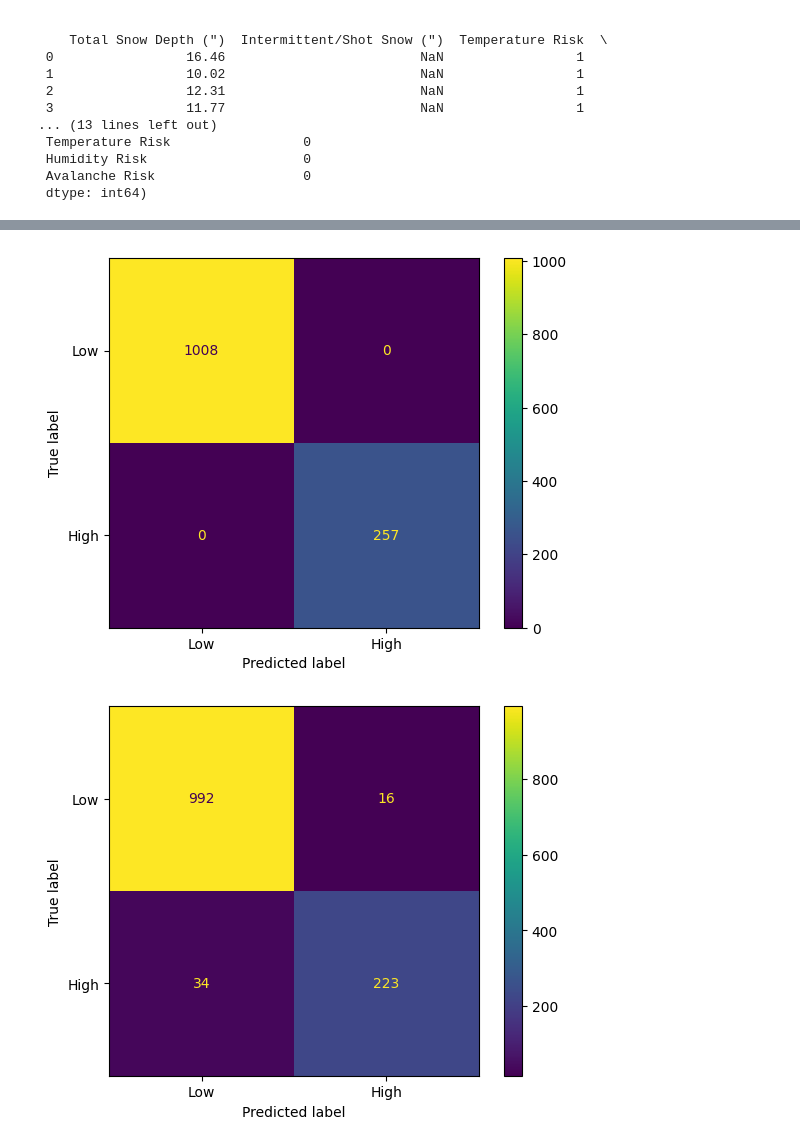
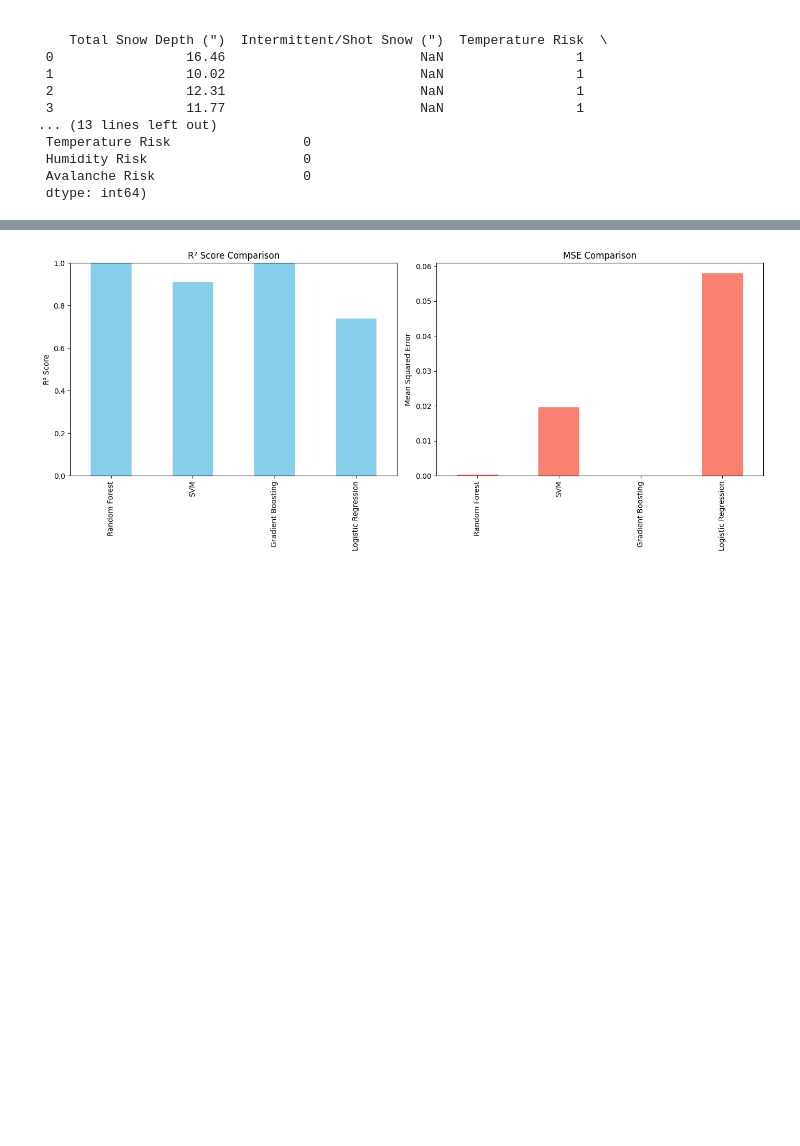
Before and after one commit to Palak-bansal-26/Natural-Disaster-Prediction, a Jupyter notebook: AvalanchePrediction.ipynb, the cells around one changed output, grey strips where cells are left out. Cells and saved outputs as stored; diff of their text form; code cells hidden in the pictures; blank space fills up the shorter version.

```diff
--- a/AvalanchePrediction.ipynb
+++ b/AvalanchePrediction.ipynb
@@ -147,7 +149,3 @@ gbmodel.fit(X_train, y_train)
 
 # Make probability predictions on the test set
 y_pred_prob = gbmodel.predict_proba(X_test)[:, 1]  # Probability of the positive class (avalanche risk)
-
-# Evaluate the model using ROC AUC Score
-roc_auc = roc_auc_score(y_test, y_pred_prob)
-print(f'ROC AUC Score: {roc_auc:.2f}')
@@ -240,7 +236,3 @@ rfmodel.fit(X_train, y_train)
 
 # Make probability predictions on the test set
 y_pred_prob = rfmodel.predict_proba(X_test)[:, 1]  # Probability of the positive class (avalanche risk)
-
-# Evaluate the model using ROC AUC Score
-roc_auc = roc_auc_score(y_test, y_pred_prob)
-print(f'ROC AUC Score: {roc_auc:.2f}')
@@ -254,12 +244,6 @@ from sklearn.svm import SVC
 from sklearn.metrics import classification_report
 
 
-# Create the proxy target variable for landslide occurrence
-data['Avalanche Risk'] = ((data['Temperature (deg F)'] > 32) &
-                           (data['Relative Humidity (%)'] > 80) &
-                           (data['Total Snow Depth (")'] > 20)).astype(int)
-
-# Select the first three columns as features
 X = data[['Temperature (deg F)', 'Relative Humidity (%)', 'Total Snow Depth (")']]
 y = data['Avalanche Risk']
 
@@ -296,16 +363,13 @@ weighted avg       0.98      0.98      0.98      1265
 
 from sklearn.metrics import (
     accuracy_score, precision_score, recall_score, f1_score,
-    roc_auc_score, RocCurveDisplay, ConfusionMatrixDisplay,
-    PrecisionRecallDisplay
+    roc_auc_score, roc_curve, confusion_matrix, r2_score, mean_squared_error
 )
 import matplotlib.pyplot as plt
 import seaborn as sns
 
-
-# Features and target
-X = data[['Temperature (deg F)', 'Relative Humidity (%)', 'Total Snow Depth (")']]
-y = data['Avalanche Risk']
+X = data_clean[['Temperature (deg F)', 'Relative Humidity (%)', 'Total Snow Depth (")']]
+y = data_clean['Avalanche Risk']
 
 # Split the data into training and testing sets
 X_train, X_test, y_train, y_test = train_test_split(X, y, test_size=0.3, random_state=42)
@@ -320,7 +384,7 @@ models = {
 
 # Train the models and collect their performance
 results = {}
-confusion_matrices = {}
+regression_metrics = {}
 
 for name, model in models.items():
     model.fit(X_train, y_train)
@@ -335,44 +399,36 @@ for name, model in models.items():
         'ROC AUC': roc_auc_score(y_test, y_prob)
     }
 
-    confusion_matrices[name] = ConfusionMatrixDisplay.from_estimator(model, X_test, y_test, display_labels=['Low', 'High'])
+    # Calculate regression metrics based on predicted probabilities
+    regression_metrics[name] = {
+        'R² Score': r2_score(y_test, y_prob),
+        'MSE': mean_squared_error(y_test, y_prob)
+    }
 
-# Display the comparative performance results
+# Display the comparative performance results for classification
 results_df = pd.DataFrame(results).T
 print(results_df)
 
-# Plot the ROC curves
-plt.figure(figsize=(10, 8))
-for name, model in models.items():
-    RocCurveDisplay.from_estimator(model, X_test, y_test, name=name, ax=plt.gca())
+# Display the regression metrics
+regression_metrics_df = pd.DataFrame(regression_metrics).T
+print(regression_metrics_df)
 
-plt.title('ROC Curves for Different Models')
-plt.show()
+# Plot the regression metrics
+fig, axes = plt.subplots(1, 2, figsize=(14, 6))
 
-# Plot the Precision-Recall curves
-plt.figure(figsize=(10, 8))
-for name, model in models.items():
-    PrecisionRecallDisplay.from_estimator(model, X_test, y_test, name=name, ax=plt.gca())
+# Bar chart for R² Score
+regression_metrics_df['R² Score'].plot(kind='bar', ax=axes[0], color='skyblue')
+axes[0].set_title('R² Score Comparison')
+axes[0].set_ylabel('R² Score')
+axes[0].set_ylim([0, 1])
 
-plt.title('Precision-Recall Curves for Different Models')
-plt.show()
+# Bar chart for MSE
+regression_metrics_df['MSE'].plot(kind='bar', ax=axes[1], color='salmon')
+axes[1].set_title('MSE Comparison')
+axes[1].set_ylabel('Mean Squared Error')
 
-# Plot the confusion matrices
-fig, axes = plt.subplots(2, 2, figsize=(12, 10))
-axes = axes.flatten()
-for ax, (name, cm_display) in zip(axes, confusion_matrices.items()):
-    cm_display.plot(ax=ax)
-    ax.title.set_text(f'Confusion Matrix: {name}')
 plt.tight_layout()
 plt.show()
-
-# Bar chart for model performance metrics
-metrics = ['Accuracy', 'Precision', 'Recall', 'F1 Score', 'ROC AUC']
-results_df[metrics].plot(kind='bar', figsize=(10, 6))
-plt.title('Model Performance Comparison')
-plt.ylabel('Score')
-plt.xticks(rotation=45)
-plt.show()
 # %% [output]
                      Accuracy  Precision    Recall  F1 Score   ROC AUC
 Random Forest        1.000000   1.000000  1.000000  1.000000  1.000000
@@ -382,2 +443 @@ Logistic Regression  0.859289   0.662551  0.626459  0.644000  0.916651
-[figure, old version]
+[figure, new version]
-[figure, removed]
```
Also changed, not shown: parts of 7 cells of this notebook.
